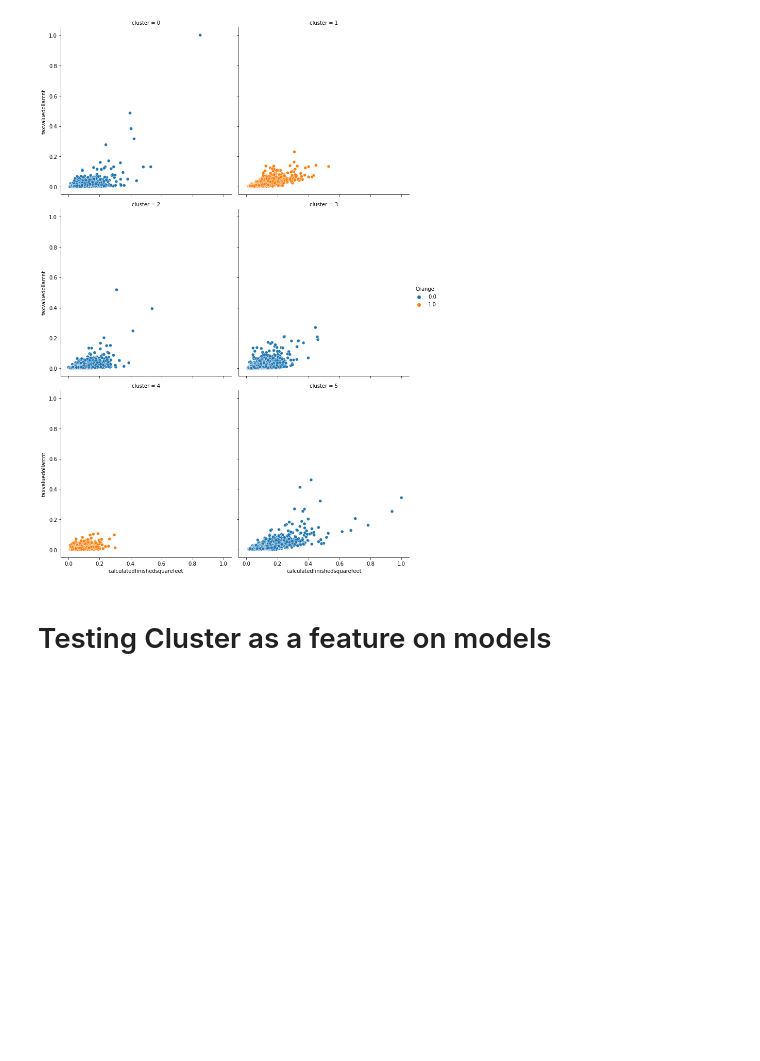
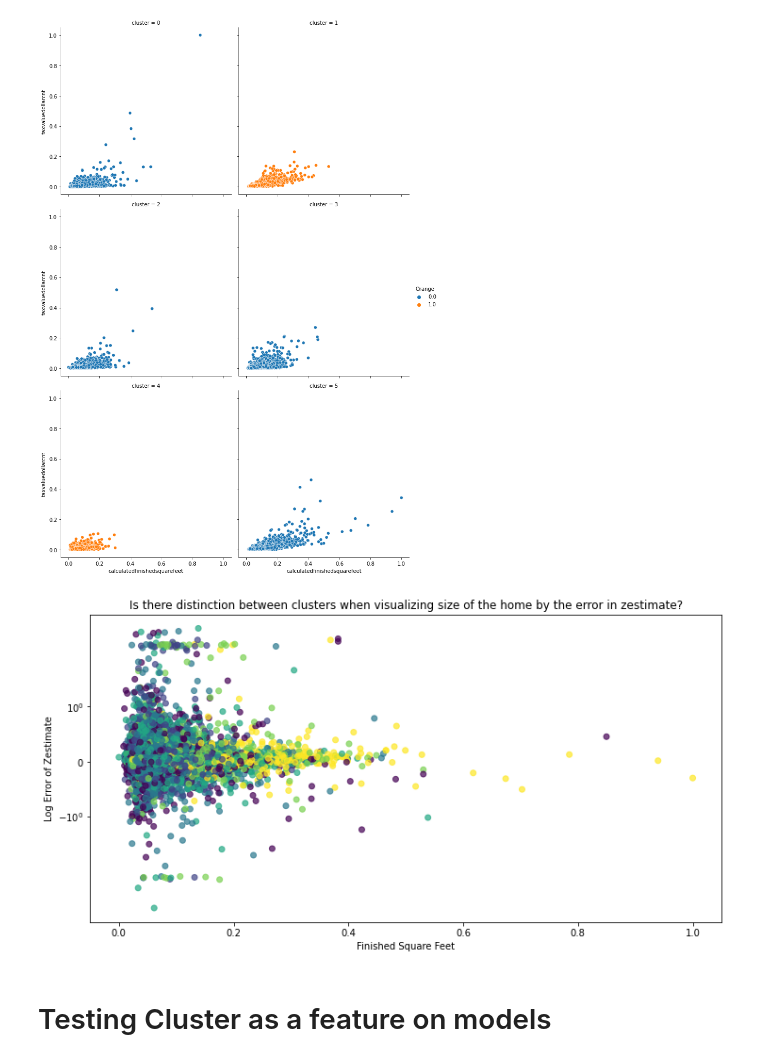
Before and after one commit to TeamOneCluster/ClusterProject, a Jupyter notebook: bts_explore_final.ipynb, the cells around one changed output. Cells and saved outputs as stored; diff of their text form; code cells hidden in the pictures; blank space fills up the shorter version.

```diff
--- a/bts_explore_final.ipynb
+++ b/bts_explore_final.ipynb
@@ -964,6 +968,18 @@ sns.relplot(x=model1_train.calculatedfinishedsquarefeet, y=model1_train.taxvalue
 # %% [output]
 <seaborn.axisgrid.FacetGrid at 0x...>
 [figure]
+# %%
+plt.figure(figsize=(12,6))
+# plt.scatter(y=X_train.latitude, x=X_train.longitude, c=X_train.area_cluster, alpha=.4)
+plt.scatter(y=y_train.logerror, x=X_train_scaled.calculatedfinishedsquarefeet, c=X_train_scaled.cluster, alpha=.7)
+plt.yscale('symlog')
+plt.xlabel('Finished Square Feet')
+plt.ylabel('Log Error of Zestimate')
+plt.title('Is there distinction between clusters when visualizing size of the home by the error in zestimate?')
+
+plt.show()
+# %% [output]
+[figure, added]
 # %% [markdown]
 # Testing Cluster as a feature on models
 # %%
```
Also changed, not shown: parts of 13 cells of this notebook.
